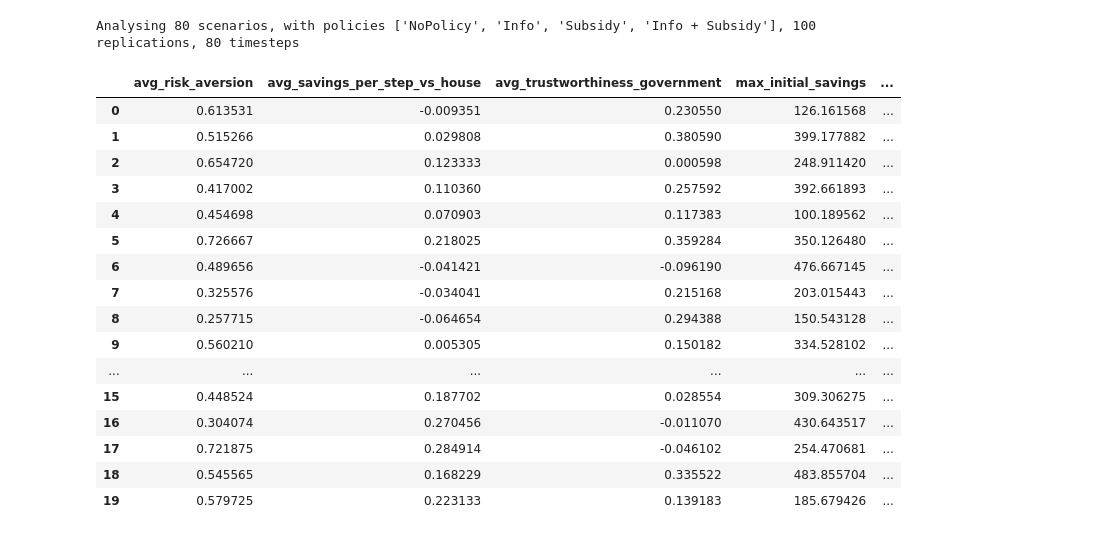
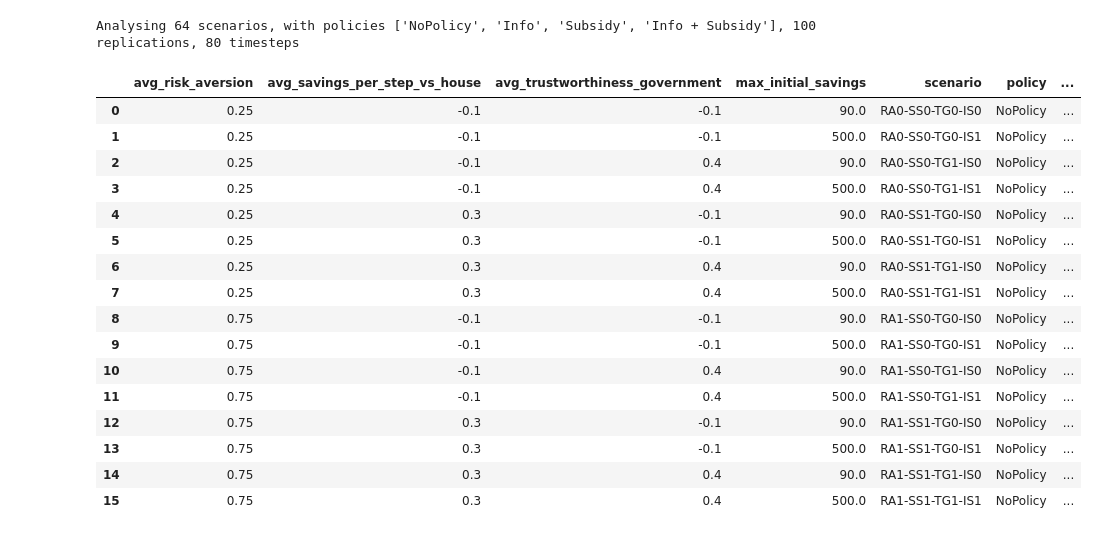
Before and after one commit to simon-van-hulle/abm-flood-adaptation, a Jupyter notebook: analysis/analyse.ipynb, the cells around one changed output. Saved outputs shown, nothing was run; the diff lists cells and outputs as text; code cells hidden in the pictures.

Commit message:
Updated analysis

```diff
--- a/analysis/analyse.ipynb
+++ b/analysis/analyse.ipynb
@@ -49,46 +54,57 @@ def create_flat_columns_df_from_dict_of_numpy(
     df = pd.DataFrame(stacked_nps, columns=col_names)
     df = df.convert_dtypes()
     return df
+# %%
+def scenario_name(s):
+    name = f"RA{0 if s%16 <= 7 else 1}"
+    name += f"-SS{0 if s% 8 <= 3 else 1}"
+    name += f"-TG{0 if s%4 <=1 else 1}"
+    name += f"-IS{0 if s%2 == 0 else 1}"
+    return name
 # %%
 ## Load data
 
 # results = load_results(os.path.join(OUTPUT_DIR, "temporary.tar.gz"))
 # results = load_results(os.path.join(OUTPUT_DIR, "long.tar.gz"))
-results = load_results(os.path.join(OUTPUT_DIR, "parametric-h200-t80-r100-s20.tar.gz"))
+# results = load_results(os.path.join(OUTPUT_DIR, "simple-parametric-h200-t80-r100-s1.tar.gz"))
+results = load_results(os.path.join(OUTPUT_DIR, "ff-parametric-h200-t80-r100-s2.tar.gz"))
 experiments, data = results
 
+# Extract some information about the experiments
 unique_policies = experiments["policy"].unique()
-
 n_scenarios = data["TotalAdapted"].shape[0]
 n_replications = data["TotalAdapted"].shape[1]
 n_timesteps = data["TotalAdapted"].shape[2]
 n_policies = len(unique_policies)
-
 n_metrics = len(list(data.keys()))
 
+# Reporting some information about the experiments
 print(f"Analysing {n_scenarios} scenarios, with policies {list(unique_policies)}, {n_replications} replications, {n_timesteps} timesteps")
 
-experiments.iloc[:20]
-# experiments[experiments["scenario"]==4]
+# Rename the scenarios to more readable names
+for i in range(n_scenarios):
+    experiments["scenario"].replace(i, scenario_name(i), inplace=True)
+
+display(experiments[experiments["policy"] == "NoPolicy"])
 # %% [output]
-Analysing 80 scenarios, with policies ['NoPolicy', 'Info', 'Subsidy', 'Info + Subsidy'], 100 replications, 80 timesteps
+Analysing 64 scenarios, with policies ['NoPolicy', 'Info', 'Subsidy', 'Info + Subsidy'], 100 replications, 80 timesteps
-|  | avg_risk_aversion | avg_savings_per_step_vs_house | avg_trustworthiness_government | max_initial_savings | ... |
-| 0 | 0.613531 | -0.009351 | 0.230550 | 126.161568 | ... |
-| 1 | 0.515266 | 0.029808 | 0.380590 | 399.177882 | ... |
-| 2 | 0.654720 | 0.123333 | 0.000598 | 248.911420 | ... |
-| 3 | 0.417002 | 0.110360 | 0.257592 | 392.661893 | ... |
-| 4 | 0.454698 | 0.070903 | 0.117383 | 100.189562 | ... |
-| 5 | 0.726667 | 0.218025 | 0.359284 | 350.126480 | ... |
-| 6 | 0.489656 | -0.041421 | -0.096190 | 476.667145 | ... |
-| 7 | 0.325576 | -0.034041 | 0.215168 | 203.015443 | ... |
-| 8 | 0.257715 | -0.064654 | 0.294388 | 150.543128 | ... |
-| 9 | 0.560210 | 0.005305 | 0.150182 | 334.528102 | ... |
-| ... | ... | ... | ... | ... | ... |
-| 15 | 0.448524 | 0.187702 | 0.028554 | 309.306275 | ... |
-| 16 | 0.304074 | 0.270456 | -0.011070 | 430.643517 | ... |
-| 17 | 0.721875 | 0.284914 | -0.046102 | 254.470681 | ... |
-| 18 | 0.545565 | 0.168229 | 0.335522 | 483.855704 | ... |
-| 19 | 0.579725 | 0.223133 | 0.139183 | 185.679426 | ... |
+|  | avg_risk_aversion | avg_savings_per_step_vs_house | avg_trustworthiness_government | max_initial_savings | scenario | policy | ... |
+| 0 | 0.25 | -0.1 | -0.1 | 90.0 | RA0-SS0-TG0-IS0 | NoPolicy | ... |
+| 1 | 0.25 | -0.1 | -0.1 | 500.0 | RA0-SS0-TG0-IS1 | NoPolicy | ... |
+| 2 | 0.25 | -0.1 | 0.4 | 90.0 | RA0-SS0-TG1-IS0 | NoPolicy | ... |
+| 3 | 0.25 | -0.1 | 0.4 | 500.0 | RA0-SS0-TG1-IS1 | NoPolicy | ... |
+| 4 | 0.25 | 0.3 | -0.1 | 90.0 | RA0-SS1-TG0-IS0 | NoPolicy | ... |
+| 5 | 0.25 | 0.3 | -0.1 | 500.0 | RA0-SS1-TG0-IS1 | NoPolicy | ... |
+| 6 | 0.25 | 0.3 | 0.4 | 90.0 | RA0-SS1-TG1-IS0 | NoPolicy | ... |
+| 7 | 0.25 | 0.3 | 0.4 | 500.0 | RA0-SS1-TG1-IS1 | NoPolicy | ... |
+| 8 | 0.75 | -0.1 | -0.1 | 90.0 | RA1-SS0-TG0-IS0 | NoPolicy | ... |
+| 9 | 0.75 | -0.1 | -0.1 | 500.0 | RA1-SS0-TG0-IS1 | NoPolicy | ... |
+| 10 | 0.75 | -0.1 | 0.4 | 90.0 | RA1-SS0-TG1-IS0 | NoPolicy | ... |
+| 11 | 0.75 | -0.1 | 0.4 | 500.0 | RA1-SS0-TG1-IS1 | NoPolicy | ... |
+| 12 | 0.75 | 0.3 | -0.1 | 90.0 | RA1-SS1-TG0-IS0 | NoPolicy | ... |
+| 13 | 0.75 | 0.3 | -0.1 | 500.0 | RA1-SS1-TG0-IS1 | NoPolicy | ... |
+| 14 | 0.75 | 0.3 | 0.4 | 90.0 | RA1-SS1-TG1-IS0 | NoPolicy | ... |
+| 15 | 0.75 | 0.3 | 0.4 | 500.0 | RA1-SS1-TG1-IS1 | NoPolicy | ... |
 # %%
 # Usefull Dataframes
 flat_dict=  {k: v.flatten() for k, v in data.items()}
```
Also changed, not shown: parts of 26 cells of this notebook, 4 other files.
